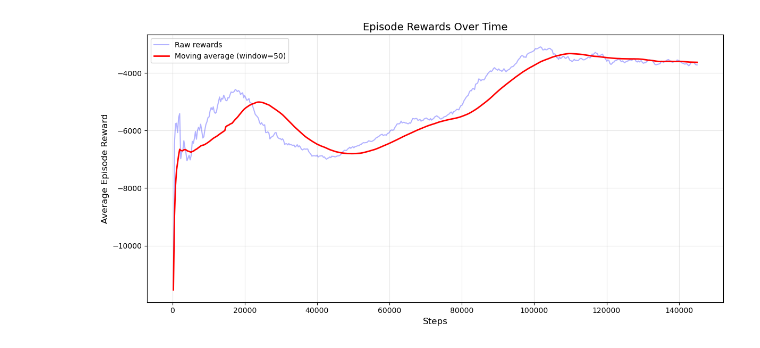
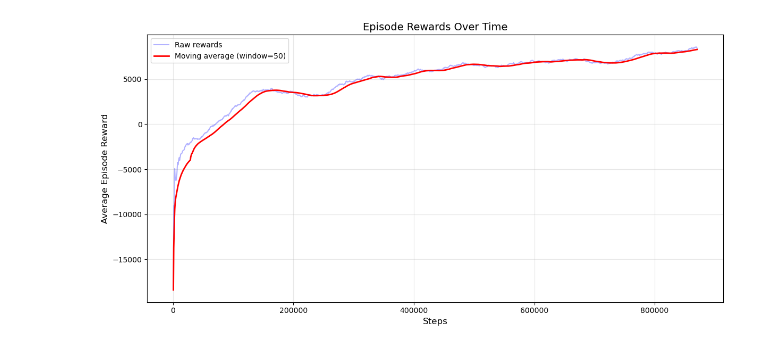
Before and after one commit to eminb61/290I-RLOps, a Jupyter notebook: tensorboard_plot/training_plot.ipynb, the cells around one changed output. Saved outputs shown, nothing was run; the diff lists cells and outputs as text; code cells hidden in the pictures.

```diff
--- a/tensorboard_plot/training_plot.ipynb
+++ b/tensorboard_plot/training_plot.ipynb
@@ -38,32 +38,32 @@ def visualize_rewards(events_file_path, ma_window=50):
     scalar_events = ea.Scalars(tag)
     steps = [event.step for event in scalar_events]
     values = [event.value for event in scalar_events]
 
     # Create figure
     fig, ax = plt.subplots(figsize=(12, 6))
 
     # Plot original values
     ax.plot(steps, values, 'b-', alpha=0.3, label='Raw rewards')
 
     # Calculate and plot moving average
     ma_values = calculate_moving_average(values, ma_window)
     ax.plot(steps, ma_values, 'r-', linewidth=2,
             label=f'Moving average (window={ma_window})')
 
     # Customize plot
     ax.set_title('Episode Rewards Over Time', fontsize=14)
     ax.set_xlabel('Steps', fontsize=12)
     ax.set_ylabel('Average Episode Reward', fontsize=12)
     ax.grid(True, alpha=0.3)
     ax.legend(fontsize=10)
 
     plt.tight_layout()
     return fig
 
 if __name__ == "__main__":
-    events_file = "/Users/eminburakonat/Documents/workspace/UAM/cloud_github/290I-RLOps/logs/sb3/optuna/FlatPPO/FlatPPO_2024-11-05_17-25-25_MaskablePPO/tensorboard/PPO_1/events.out.tfevents.1730852726.3aa1d7c2fe29.1.0"
+    events_file = "/Users/eminburakonat/Documents/workspace/UAM/cloud_github/290I-RLOps/logs/sb3/optuna/FlatPPO/FlatPPO_2024-11-06_22-03-51_MaskablePPO/tensorboard/PPO_1/events.out.tfevents.1730955832.85faab503470.1.0"
     fig = visualize_rewards(events_file, ma_window=50)
     if fig is not None:
         plt.show()
 # %% [output]
-[figure, old version]
+[figure, new version]
```
Also changed, not shown: 43 other files.
